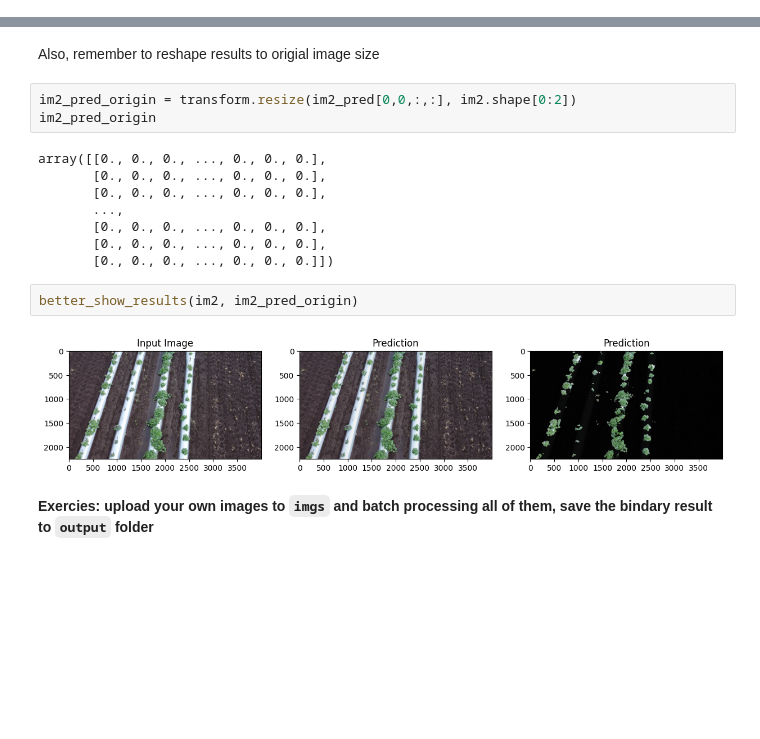
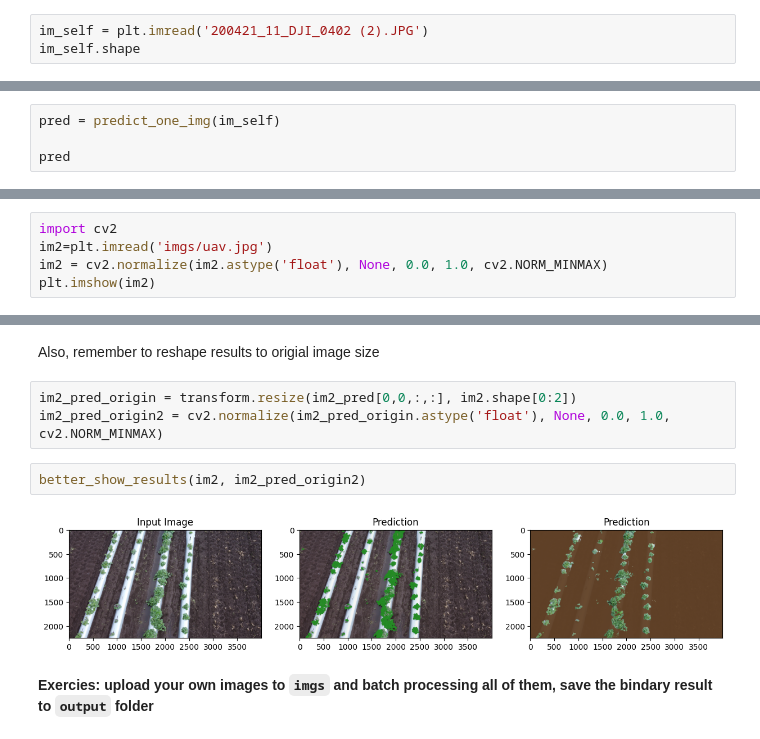
Before and after one commit to oceam/agri-image, a Jupyter notebook: codes/VegAnn_tuturial.ipynb, the cells around one changed output, grey strips where cells are left out. Cells and saved outputs as stored; diff of their text form; blank space fills up the shorter version.

```diff
--- a/codes/VegAnn_tuturial.ipynb
+++ b/codes/VegAnn_tuturial.ipynb
@@ -256,0 +278,3 @@ better_show_results(im, pred)
+# %%
+im_self = plt.imread('200421_11_DJI_0402 (2).JPG')
+im_self.shape
@@ -256,0 +288,4 @@ better_show_results(im, pred)
+# %%
+pred = predict_one_img(im_self)
+
+pred
@@ -274,0 +318,5 @@ plt.imshow(im2)
+# %%
+import cv2
+im2=plt.imread('imgs/uav.jpg')
+im2 = cv2.normalize(im2.astype('float'), None, 0.0, 1.0, cv2.NORM_MINMAX)
+plt.imshow(im2)
@@ -334,18 +385,10 @@ im2_pred.shape
 Also, remember to reshape results to origial image size
 # %%
 im2_pred_origin = transform.resize(im2_pred[0,0,:,:], im2.shape[0:2])
-im2_pred_origin
+im2_pred_origin2 = cv2.normalize(im2_pred_origin.astype('float'), None, 0.0, 1.0, cv2.NORM_MINMAX)
-# %% [output]
-array([[0., 0., 0., ..., 0., 0., 0.],
-       [0., 0., 0., ..., 0., 0., 0.],
-       [0., 0., 0., ..., 0., 0., 0.],
-       ...,
-       [0., 0., 0., ..., 0., 0., 0.],
-       [0., 0., 0., ..., 0., 0., 0.],
-       [0., 0., 0., ..., 0., 0., 0.]])
 # %%
-better_show_results(im2, im2_pred_origin)
+better_show_results(im2, im2_pred_origin2)
 # %% [output]
-[figure, old version]
+[figure, new version]
 # %% [markdown]
 **Exercies: upload your own images to `imgs` and batch processing all of them, save the bindary result to `output` folder**
```
Also changed, not shown: parts of 19 cells of this notebook.
